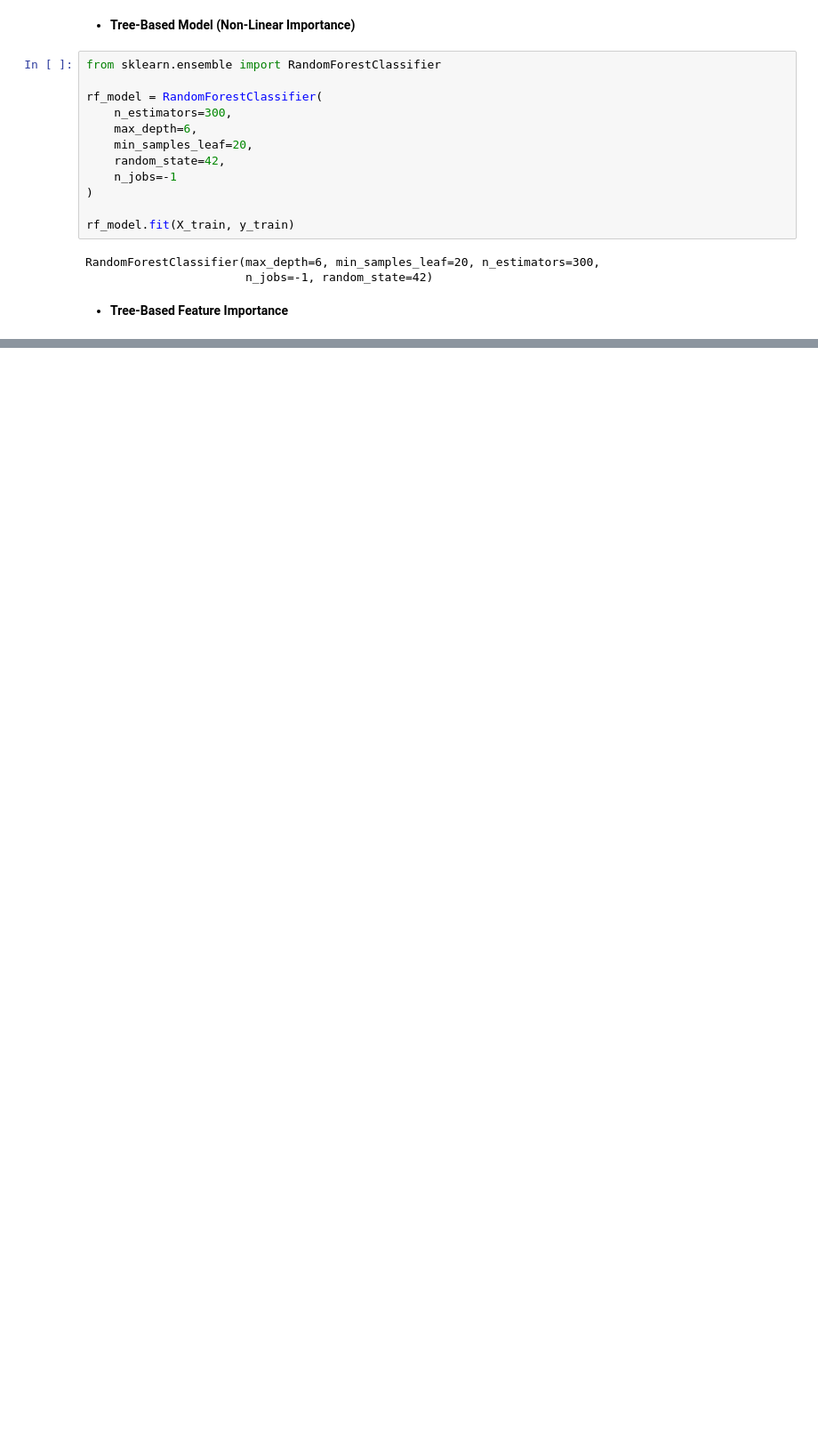
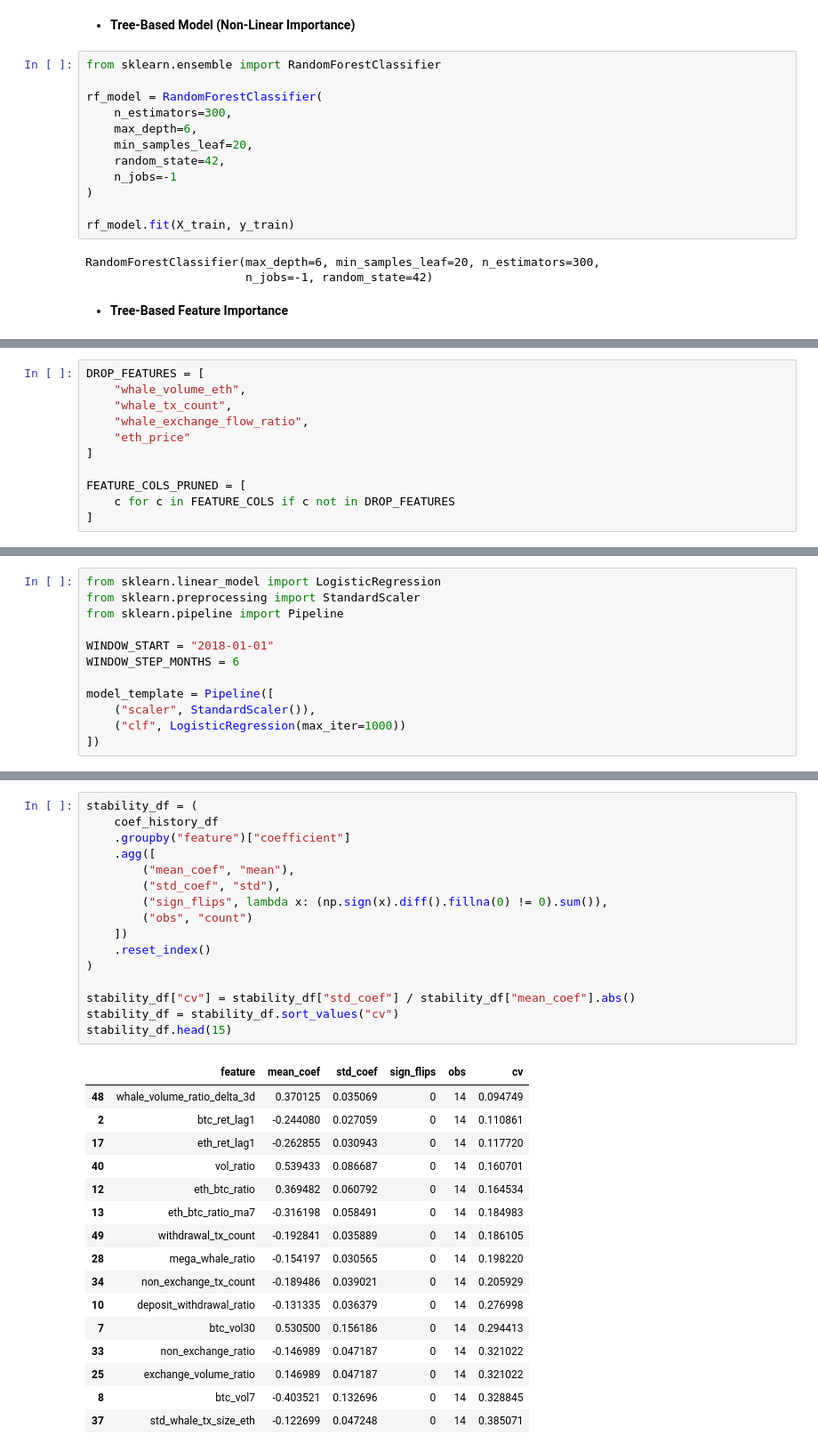
Before and after one commit to FirstBML/Whale-Movement-Based-Price-Direction-Generator-V2, a Jupyter notebook: WhalesIntent/Intent/Data_Prep&EDA.ipynb, the cells around one changed output, grey strips where cells are left out. Shown at 89% size. Saved outputs shown, nothing was run; the diff lists cells and outputs as text; blank space fills up the shorter version.

```diff
--- a/WhalesIntent/Intent/Data_Prep&EDA.ipynb
+++ b/WhalesIntent/Intent/Data_Prep&EDA.ipynb
@@ -557,0 +678,11 @@ KeyError: 'bitcoin_regime'
+# %%
+DROP_FEATURES = [
+    "whale_volume_eth",
+    "whale_tx_count",
+    "whale_exchange_flow_ratio",
+    "eth_price"
+]
+
+FEATURE_COLS_PRUNED = [
+    c for c in FEATURE_COLS if c not in DROP_FEATURES
+]
@@ -557,0 +778,12 @@ KeyError: 'bitcoin_regime'
+# %%
+from sklearn.linear_model import LogisticRegression
+from sklearn.preprocessing import StandardScaler
+from sklearn.pipeline import Pipeline
+
+WINDOW_START = "2018-01-01"
+WINDOW_STEP_MONTHS = 6
+
+model_template = Pipeline([
+    ("scaler", StandardScaler()),
+    ("clf", LogisticRegression(max_iter=1000))
+])
@@ -557,0 +830,33 @@ KeyError: 'bitcoin_regime'
+# %%
+stability_df = (
+    coef_history_df
+    .groupby("feature")["coefficient"]
+    .agg([
+        ("mean_coef", "mean"),
+        ("std_coef", "std"),
+        ("sign_flips", lambda x: (np.sign(x).diff().fillna(0) != 0).sum()),
+        ("obs", "count")
+    ])
+    .reset_index()
+)
+
+stability_df["cv"] = stability_df["std_coef"] / stability_df["mean_coef"].abs()
+stability_df = stability_df.sort_values("cv")
+stability_df.head(15)
+# %% [output]
+|  | feature | mean_coef | std_coef | sign_flips | obs | cv |
+| 48 | whale_volume_ratio_delta_3d | 0.370125 | 0.035069 | 0 | 14 | 0.094749 |
+| 2 | btc_ret_lag1 | -0.244080 | 0.027059 | 0 | 14 | 0.110861 |
+| 17 | eth_ret_lag1 | -0.262855 | 0.030943 | 0 | 14 | 0.117720 |
+| 40 | vol_ratio | 0.539433 | 0.086687 | 0 | 14 | 0.160701 |
+| 12 | eth_btc_ratio | 0.369482 | 0.060792 | 0 | 14 | 0.164534 |
+| 13 | eth_btc_ratio_ma7 | -0.316198 | 0.058491 | 0 | 14 | 0.184983 |
+| 49 | withdrawal_tx_count | -0.192841 | 0.035889 | 0 | 14 | 0.186105 |
+| 28 | mega_whale_ratio | -0.154197 | 0.030565 | 0 | 14 | 0.198220 |
+| 34 | non_exchange_tx_count | -0.189486 | 0.039021 | 0 | 14 | 0.205929 |
+| 10 | deposit_withdrawal_ratio | -0.131335 | 0.036379 | 0 | 14 | 0.276998 |
+| 7 | btc_vol30 | 0.530500 | 0.156186 | 0 | 14 | 0.294413 |
+| 33 | non_exchange_ratio | -0.146989 | 0.047187 | 0 | 14 | 0.321022 |
+| 25 | exchange_volume_ratio | 0.146989 | 0.047187 | 0 | 14 | 0.321022 |
+| 8 | btc_vol7 | -0.403521 | 0.132696 | 0 | 14 | 0.328845 |
+| 37 | std_whale_tx_size_eth | -0.122699 | 0.047248 | 0 | 14 | 0.385071 |
```
Also changed, not shown: parts of 42 cells of this notebook, 1 other file.
